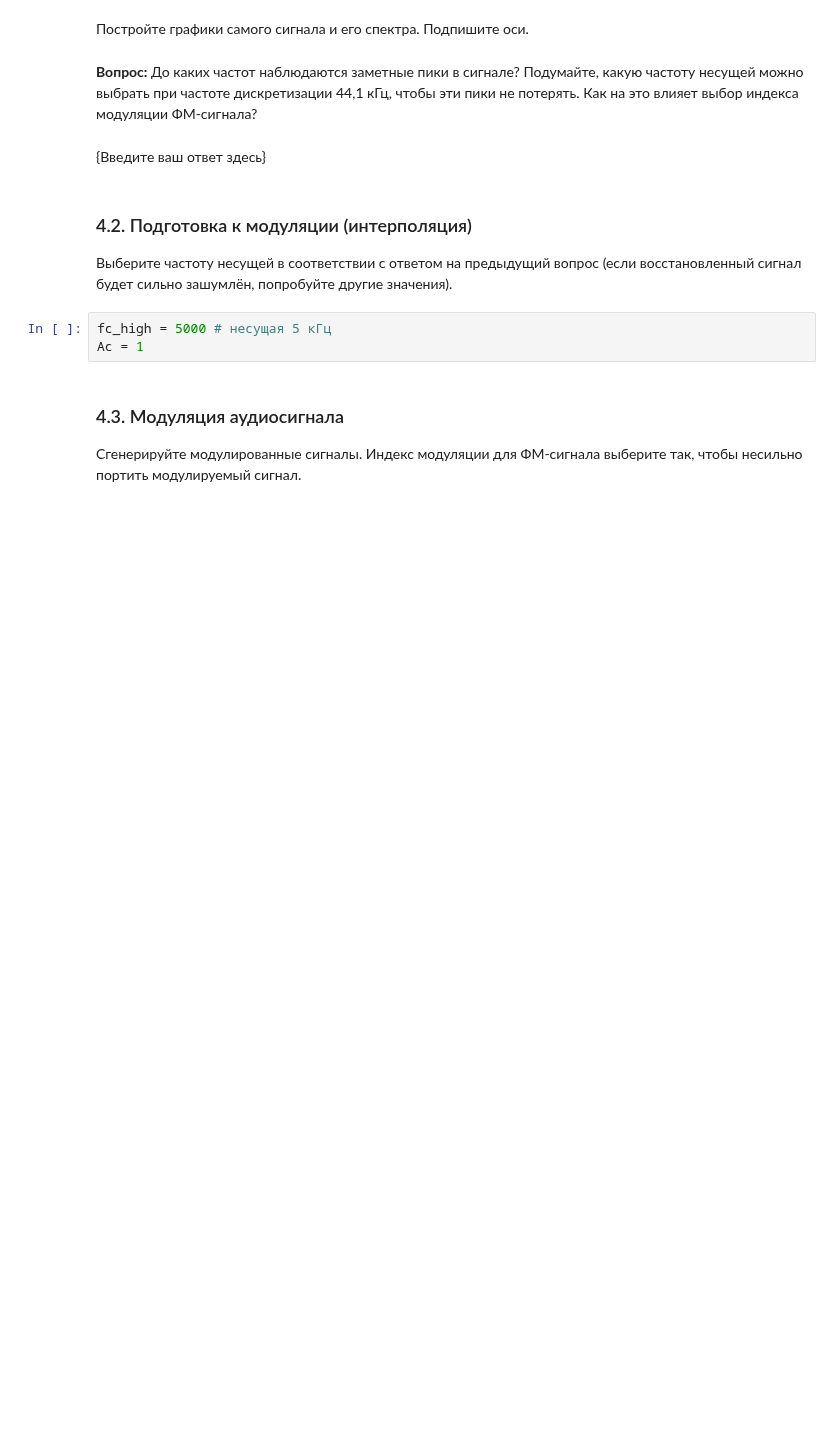
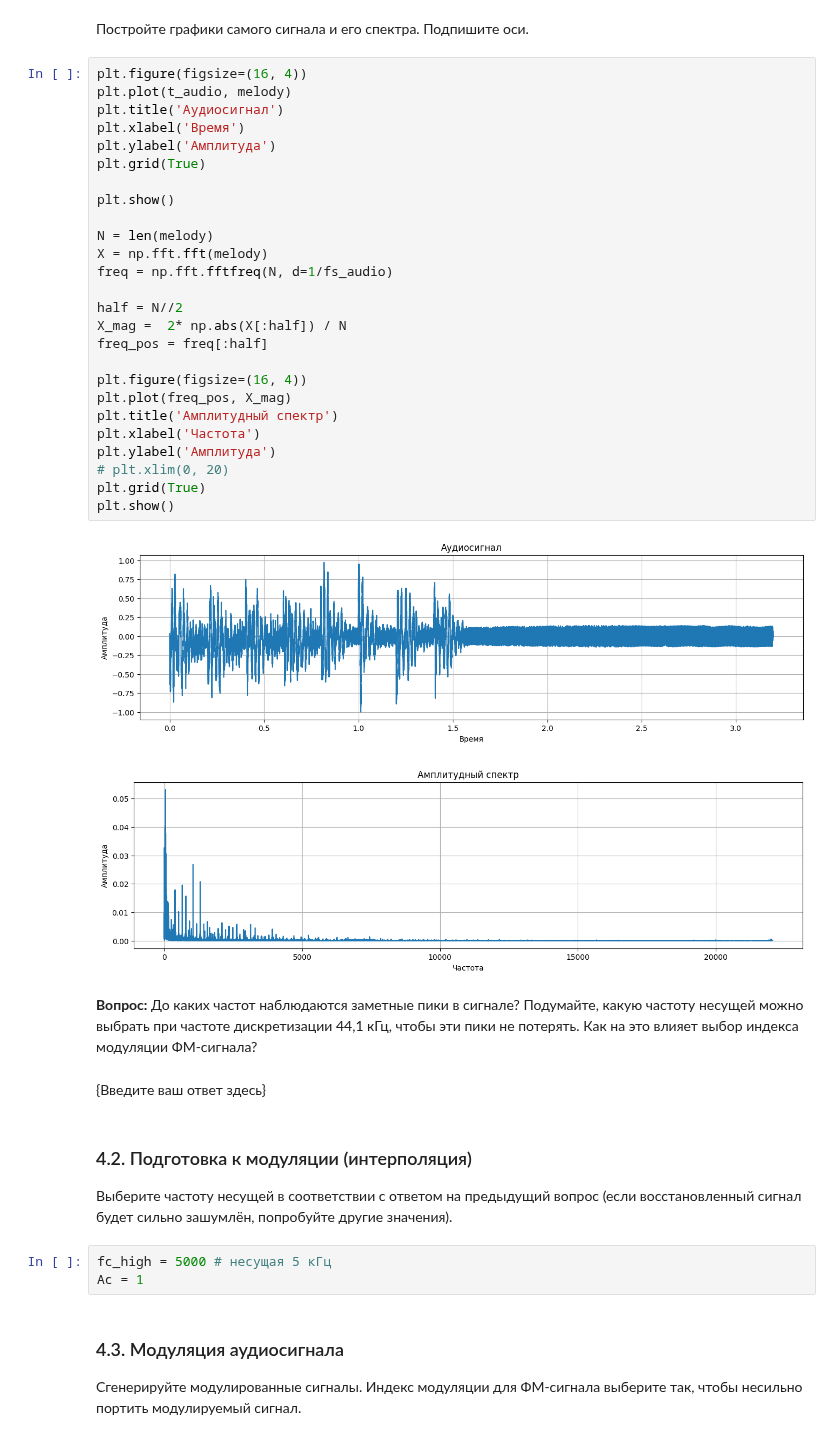
Before and after one commit to Korobokkk/YADRO-2026_dsp-seminars, a Jupyter notebook: seminars/2.ipynb, the cells around one changed output. Cells and saved outputs as stored; diff of their text form; blank space fills up the shorter version.

```diff
--- a/seminars/2.ipynb
+++ b/seminars/2.ipynb
@@ -318,6 +318,35 @@ display(Audio(melody, rate=fs_audio))
 [interactive output not drawn]
 # %% [markdown]
 Постройте графики самого сигнала и его спектра. Подпишите оси.
+# %%
+plt.figure(figsize=(16, 4))
+plt.plot(t_audio, melody)
+plt.title('Аудиосигнал')
+plt.xlabel('Время')
+plt.ylabel('Амплитуда')
+plt.grid(True)
+
+plt.show()
+
+N = len(melody)
+X = np.fft.fft(melody)
+freq = np.fft.fftfreq(N, d=1/fs_audio)
+
+half = N//2
+X_mag =  2* np.abs(X[:half]) / N
+freq_pos = freq[:half]
+
+plt.figure(figsize=(16, 4))
+plt.plot(freq_pos, X_mag)
+plt.title('Амплитудный спектр')
+plt.xlabel('Частота')
+plt.ylabel('Амплитуда')
+# plt.xlim(0, 20)
+plt.grid(True)
+plt.show()
+# %% [output]
+[figure, added]
+[figure, added]
 # %% [markdown]
 **Вопрос:** До каких частот наблюдаются заметные пики в сигнале? Подумайте, какую частоту несущей можно выбрать при частоте дискретизации 44,1 кГц, чтобы эти пики не потерять. Как на это влияет выбор индекса модуляции ФМ-сигнала?
 # %% [markdown]
```
Also changed, not shown: parts of 6 cells of this notebook.
